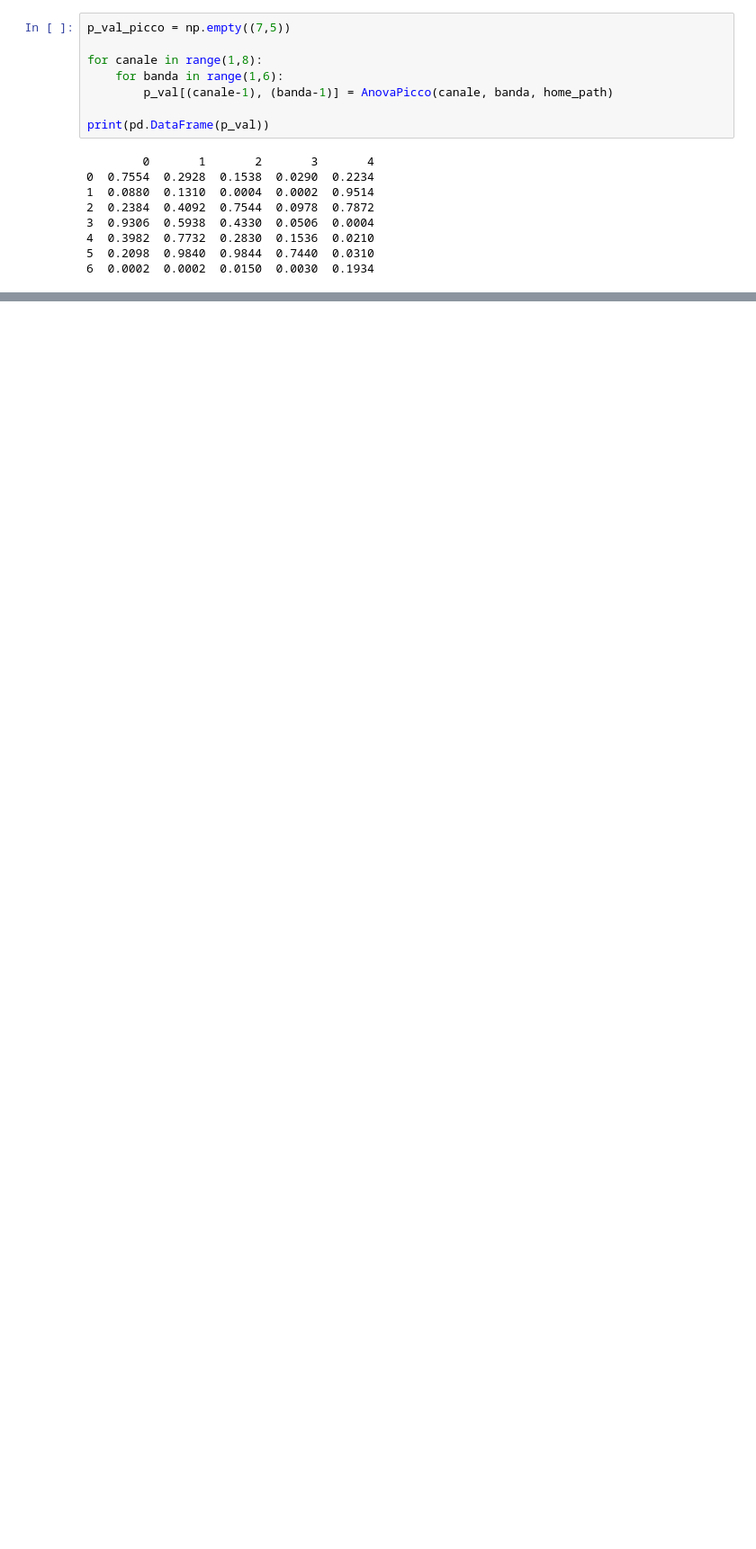
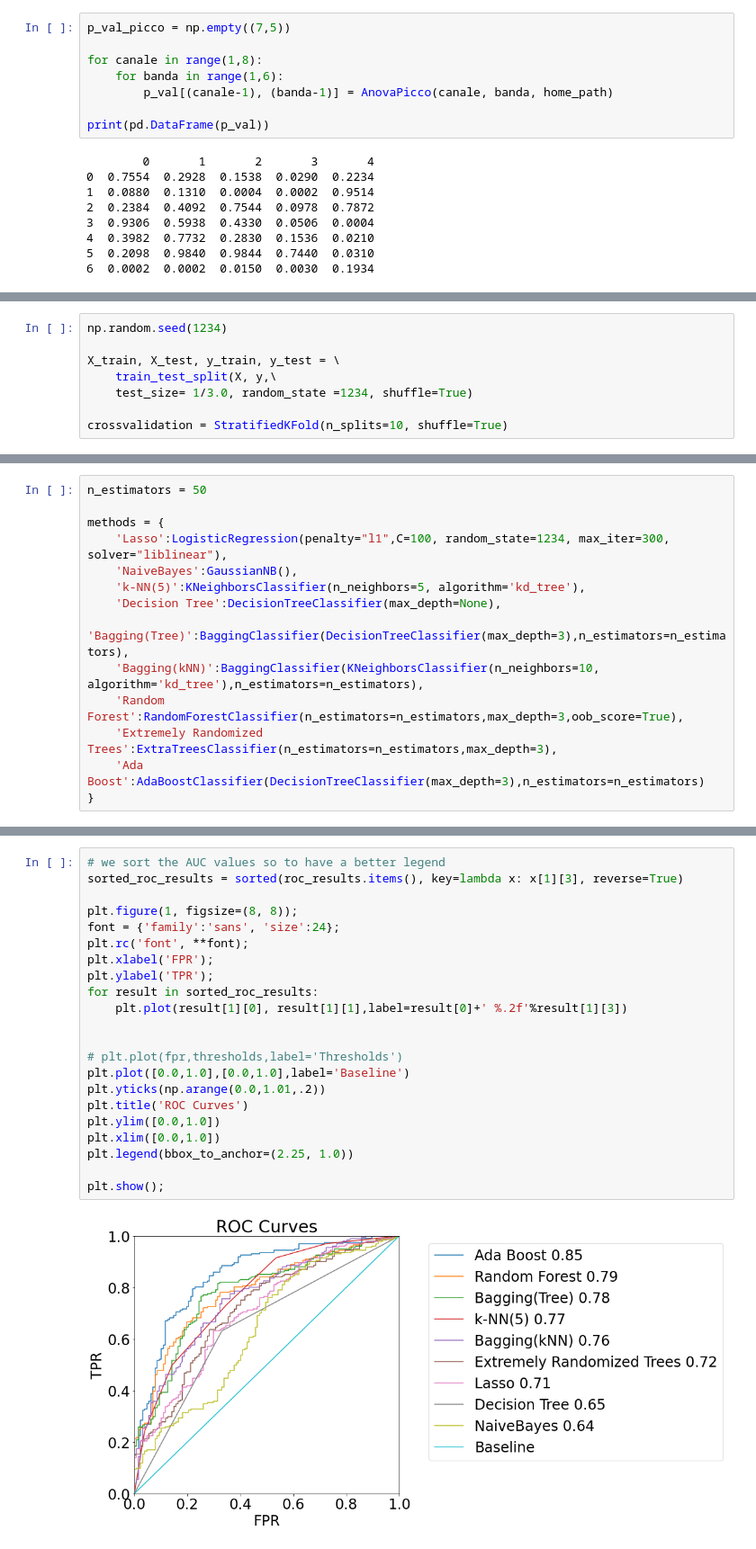
Before and after one commit to eriesp/FDAxEEG, a Jupyter notebook: Dataset/Features_Jacopo.ipynb, the cells around one changed output, grey strips where cells are left out. Shown at 90% size. Cells and saved outputs as stored; diff of their text form; blank space fills up the shorter version.

```diff
--- a/Dataset/Features_Jacopo.ipynb
+++ b/Dataset/Features_Jacopo.ipynb
@@ -607,0 +730,8 @@ array([[ 27,  80],
+# %%
+np.random.seed(1234)
+
+X_train, X_test, y_train, y_test = \
+    train_test_split(X, y,\
+    test_size= 1/3.0, random_state =1234, shuffle=True)
+
+crossvalidation = StratifiedKFold(n_splits=10, shuffle=True)
@@ -607,0 +742,14 @@ array([[ 27,  80],
+# %%
+n_estimators = 50
+
+methods = {
+    'Lasso':LogisticRegression(penalty="l1",C=100, random_state=1234, max_iter=300, solver="liblinear"),
+    'NaiveBayes':GaussianNB(),
+    'k-NN(5)':KNeighborsClassifier(n_neighbors=5, algorithm='kd_tree'),
+    'Decision Tree':DecisionTreeClassifier(max_depth=None),
+    'Bagging(Tree)':BaggingClassifier(DecisionTreeClassifier(max_depth=3),n_estimators=n_estimators),
+    'Bagging(kNN)':BaggingClassifier(KNeighborsClassifier(n_neighbors=10, algorithm='kd_tree'),n_estimators=n_estimators),
+    'Random Forest':RandomForestClassifier(n_estimators=n_estimators,max_depth=3,oob_score=True),
+    'Extremely Randomized Trees':ExtraTreesClassifier(n_estimators=n_estimators,max_depth=3),
+    'Ada Boost':AdaBoostClassifier(DecisionTreeClassifier(max_depth=3),n_estimators=n_estimators)
+}
@@ -607,0 +838,24 @@ array([[ 27,  80],
+# %%
+# we sort the AUC values so to have a better legend
+sorted_roc_results = sorted(roc_results.items(), key=lambda x: x[1][3], reverse=True)
+
+plt.figure(1, figsize=(8, 8));
+font = {'family':'sans', 'size':24};
+plt.rc('font', **font);
+plt.xlabel('FPR');
+plt.ylabel('TPR');
+for result in sorted_roc_results:
+    plt.plot(result[1][0], result[1][1],label=result[0]+' %.2f'%result[1][3])
+
+
+# plt.plot(fpr,thresholds,label='Thresholds')
+plt.plot([0.0,1.0],[0.0,1.0],label='Baseline')
+plt.yticks(np.arange(0.0,1.01,.2))
+plt.title('ROC Curves')
+plt.ylim([0.0,1.0])
+plt.xlim([0.0,1.0])
+plt.legend(bbox_to_anchor=(2.25, 1.0))
+
+plt.show();
+# %% [output]
+[figure, added]
```
Also changed, not shown: parts of 30 cells of this notebook, 2 other files.
